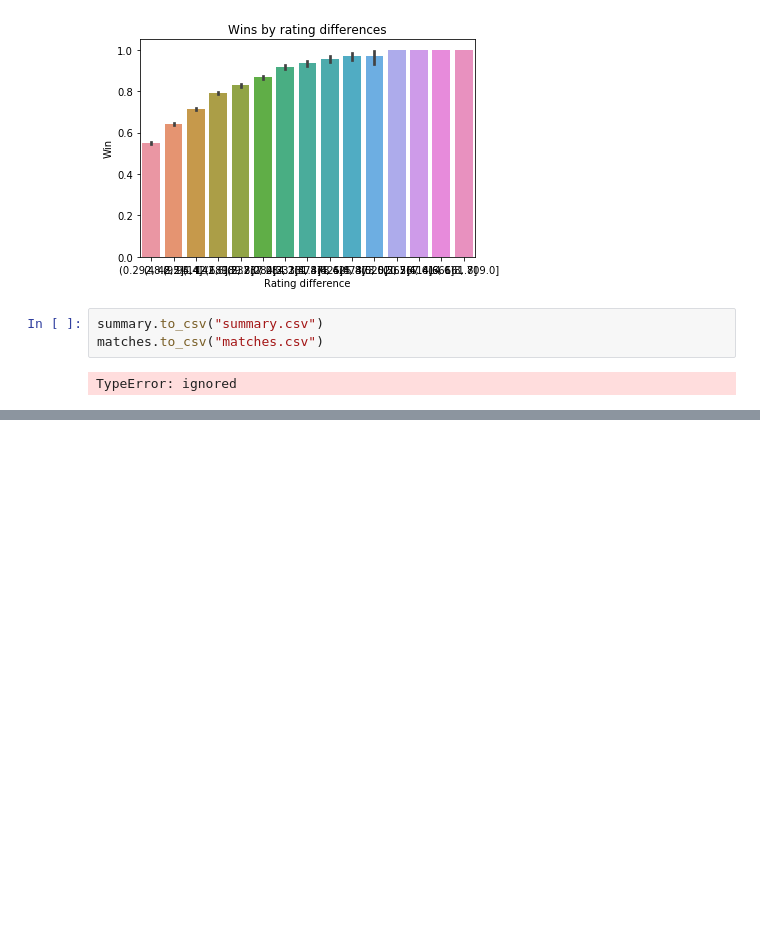
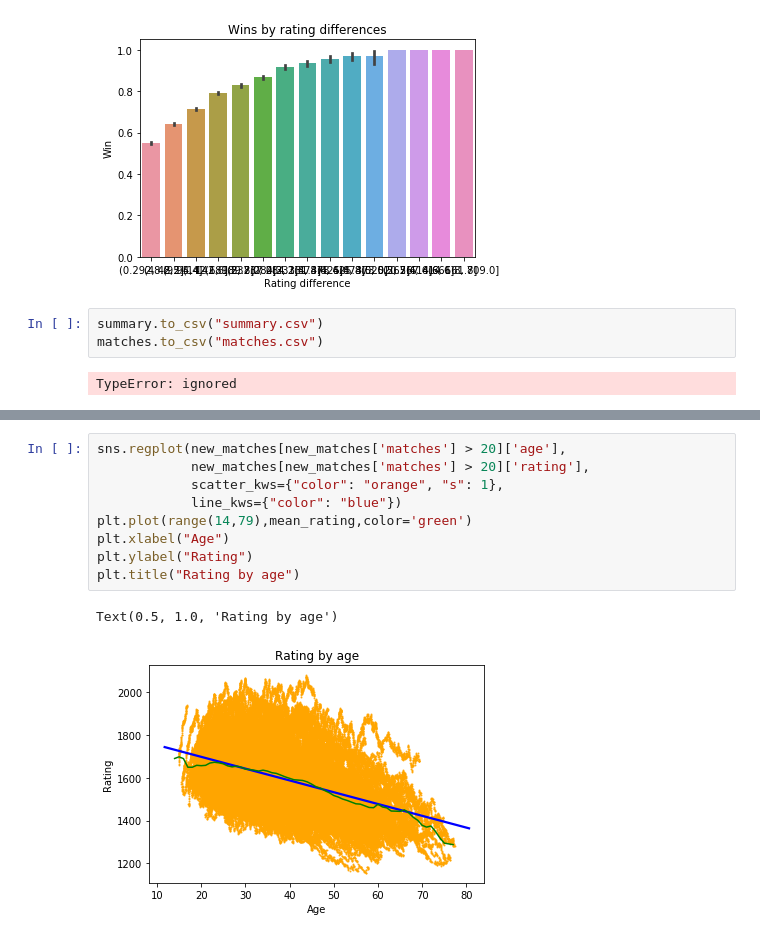
Before and after one commit to dzkha/Shogi-Post, a Jupyter notebook: Shogi.ipynb, the cells around one changed output, grey strips where cells are left out. Cells and saved outputs as stored; diff of their text form; blank space fills up the shorter version.

```diff
--- a/Shogi.ipynb
+++ b/Shogi.ipynb
@@ -552,0 +621,12 @@ TypeError: ignored
+# %%
+sns.regplot(new_matches[new_matches['matches'] > 20]['age'],
+            new_matches[new_matches['matches'] > 20]['rating'],
+            scatter_kws={"color": "orange", "s": 1},
+            line_kws={"color": "blue"})
+plt.plot(range(14,79),mean_rating,color='green')
+plt.xlabel("Age")
+plt.ylabel("Rating")
+plt.title("Rating by age")
+# %% [output]
+Text(0.5, 1.0, 'Rating by age')
+[figure, added]
```
Also changed, not shown: parts of 21 cells of this notebook.
